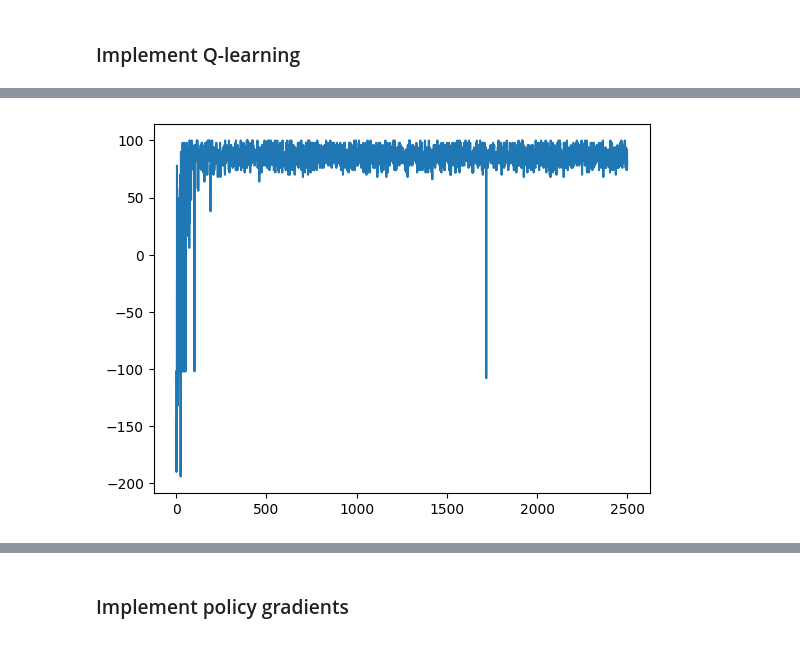
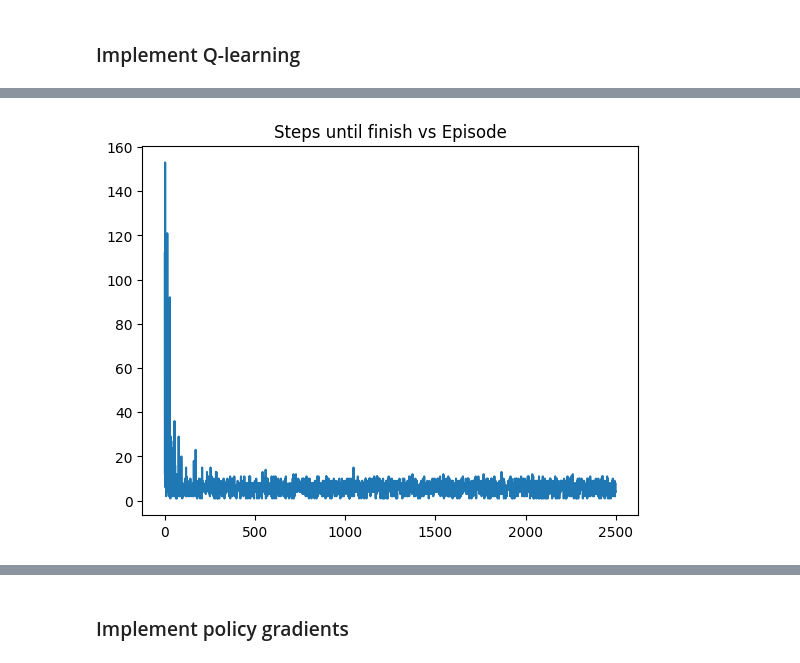
Before and after one commit to saidplayer/AIML, a Jupyter notebook: 02 - AI ML Algorithms and Techniques/Codes/M3.ipynb, the cells around one changed output, grey strips where cells are left out. Drawn from its saved outputs; the diff is of its cells as text; code cells hidden in the pictures.

```diff
--- a/02 - AI ML Algorithms and Techniques/Codes/M3.ipynb
+++ b/02 - AI ML Algorithms and Techniques/Codes/M3.ipynb
@@ -2,27 +2,27 @@
 ### Implement Q-learning
 # %%
 import numpy as np
-
+import matplotlib.pylab as plt
 
 # Define the grid size and actions
 grid_size = 10
 n_actions = 4  # Actions: up, down, left, right
-target    = (3,8)
-pitfall   = (5,4)
+target    = (7,7)
+pitfall   = (5,3)
 
 # Initialize the Q-table with zeros
 Q_table = np.zeros((grid_size, grid_size, n_actions))
 
 
-alpha = 0.5  # Learning rate
-gamma = 0.95  # Discount factor for future rewards
-epsilon = 0.03  # Exploration rate for epsilon-greedy policy
+alpha = 0.7  # Learning rate
+gamma = 1  # Discount factor for future rewards
+epsilon = 0.02  # Exploration rate for epsilon-greedy policy
 
 
 # Reward matrix for the grid environment
 rewards = np.full((grid_size, grid_size), -2)  # -1 for every state
-# rewards[[14,15,25,26,27,36,37,47]] = 0
-# rewards[42] = 10
+rewards[7,6] = 2
+rewards[8,7] = -6
 rewards[target] = 100  # Goal state
 rewards[pitfall] = -100  # Pitfall state
 
@@ -97,7 +97,6 @@ episode_lengths = []
 Q_table = np.zeros((grid_size, grid_size, n_actions))
 
 for episode in range(2500):
-    # print(episode)
     state = (np.random.randint(0, grid_size), np.random.randint(0, grid_size))  # Start in a random state
     done = False
     total_reward = 0
@@ -106,64 +105,54 @@ for episode in range(2500):
     while not done:
         steps += 1
         reward = 0
-        action = epsilon_greedy_action(Q_table, state, epsilon)
+        action = int(epsilon_greedy_action(Q_table, state, epsilon))
 
-        if action == 0: #backwared
-            if state%grid_size != 0:
-                next_state = state - 1
-            elif state > grid_size:
-                next_state = state - grid_size
+        if action == 0: # Left
+            if state[1]%grid_size != 0:
+                next_state = (state[0], state[1] - 1)
+            elif state[0] > 0:
+                next_state = (state[0] - 1, grid_size - 1)
+            else:
+                next_state = (grid_size - 1, grid_size - 1)
 
-        elif action == 1: #forward
-            if state%grid_size != grid_size - 1:
-                next_state = state + 1
-            elif state < grid_size * (grid_size - 1):
-                next_state = state + grid_size
+        elif action == 1: # Right
+            if state[1]%grid_size != grid_size - 1:
+                next_state = (state[0], state[1] + 1)
+            elif state[0] < grid_size - 1:
+                next_state = (state[0] + 1, 0)
+            else:
+                next_state = (0, 0)
 
-        elif action == 2 and state > grid_size - 1: # up
-            next_state = state - grid_size
+        elif action == 2 and state[0] > 0: # Up
+            next_state = (state[0] - 1, state[1])
 
-        elif action == 3 and state < grid_size * (grid_size - 1): # down
-            next_state = state + grid_size
+        elif action == 3 and state[0] < grid_size - 1: # Down
+            next_state = (state[0] + 1, state[1])
 
-        else: # blocked on the borders
+        else: # blocked on the top or bottom borders
             next_state = state
 
         reward = rewards[next_state]
-
-        # just in case!
-        if next_state >= grid_size * grid_size:
-            next_state = state
-            reward = -200000000
-        if next_state < 0 :
-            next_state = state
-            reward = -200000000
-
-
         total_reward += reward
 
         # Update Q-value using Bellman equation
-        Q_table[state, action] = Q_table[state, action] + alpha * (reward + gamma * np.max(Q_table[next_state]) - Q_table[state, action])
+        Q_table[state + (int(action),)] = Q_table[state + (int(action),)] + alpha * (reward + gamma * np.max(Q_table[next_state]) - Q_table[state + (int(action),)])
 
         state = next_state
-        if next_state == target or next_state == pitfall or steps > 50:
+        if next_state == target or next_state == pitfall or steps > 200:
             done = True
             # print(steps)
     episode_lengths.append(steps)
     cumulative_rewards.append(total_reward)
 
 
-Q_table[[target, pitfall],:] = 0
-
-# import seaborn as sns
-import matplotlib.pylab as plt
-
-plt.imshow(Q_table, cmap='viridis', aspect='auto')
-plt.colorbar()
-plt.show()
+Q_table[target] = [0, 0, 0, 0]
+Q_table[pitfall] = [0, 0, 0, 0]
 
 plt.plot(cumulative_rewards)
-# plt.ylim([50, 150])
+plt.title("Cumulative reward vs Episode")
 plt.show()
 plt.plot(episode_lengths)
+plt.title("Steps until finish vs Episode")
+plt.show()
 # %% [output]
@@ -171 +160 @@ plt.plot(episode_lengths)
-[figure, old version]
+[figure, new version]
```
Also changed, not shown: parts of 11 cells of this notebook.
